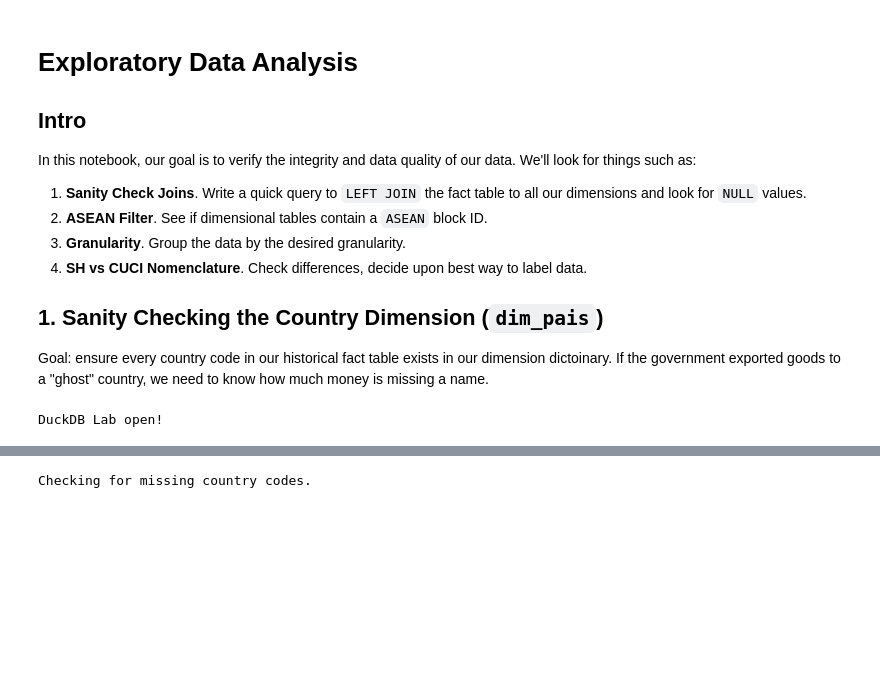
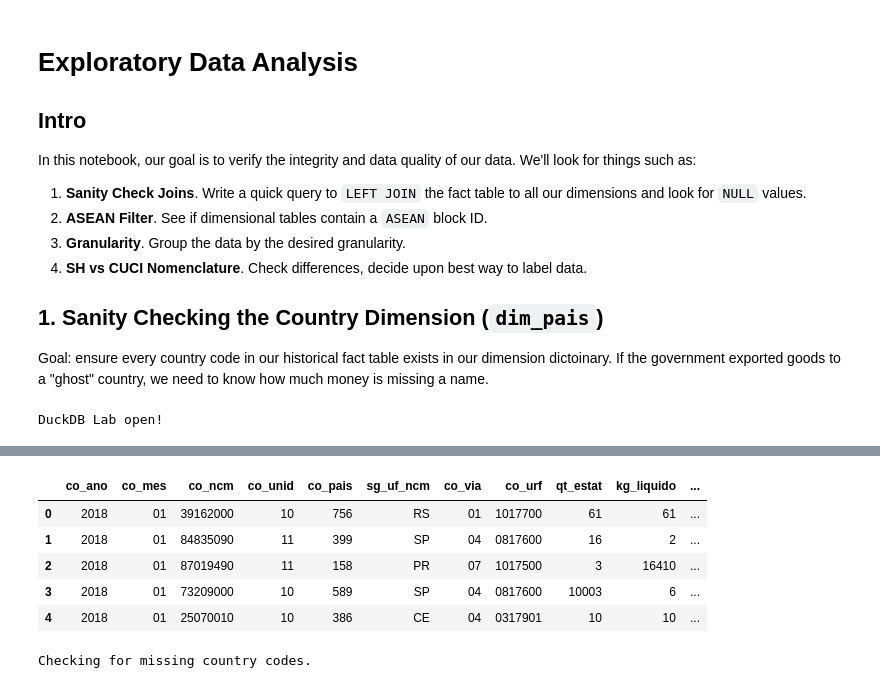
Before and after one commit to felipesebben/brazil-asean-trade-radar, a Jupyter notebook: notebooks/01_exploratory_analysis.ipynb, the cells around one changed output, grey strips where cells are left out. Drawn from its saved outputs; the diff is of its cells as text; code cells hidden in the pictures; blank space fills up the shorter version.

```diff
--- a/notebooks/01_exploratory_analysis.ipynb
+++ b/notebooks/01_exploratory_analysis.ipynb
@@ -38,3 +85,17 @@ df_test
+# %%
+query_test = """
+SELECT * FROM 'data/silver/fact_exports.parquet';"""
+
+df_cuci = con.execute(query_test).df()
+
+df_cuci.head()
+# %% [output]
+|  | co_ano | co_mes | co_ncm | co_unid | co_pais | sg_uf_ncm | co_via | co_urf | qt_estat | kg_liquido | ... |
+| 0 | 2018 | 01 | 39162000 | 10 | 756 | RS | 01 | 1017700 | 61 | 61 | ... |
+| 1 | 2018 | 01 | 84835090 | 11 | 399 | SP | 04 | 0817600 | 16 | 2 | ... |
+| 2 | 2018 | 01 | 87019490 | 11 | 158 | PR | 07 | 1017500 | 3 | 16410 | ... |
+| 3 | 2018 | 01 | 73209000 | 10 | 589 | SP | 04 | 0817600 | 10003 | 6 | ... |
+| 4 | 2018 | 01 | 25070010 | 10 | 386 | CE | 04 | 0317901 | 10 | 10 | ... |
 # %%
 # Left anti-join for countries
 query_countries = """
```
Also changed, not shown: parts of 4 cells of this notebook, 13 other files.
